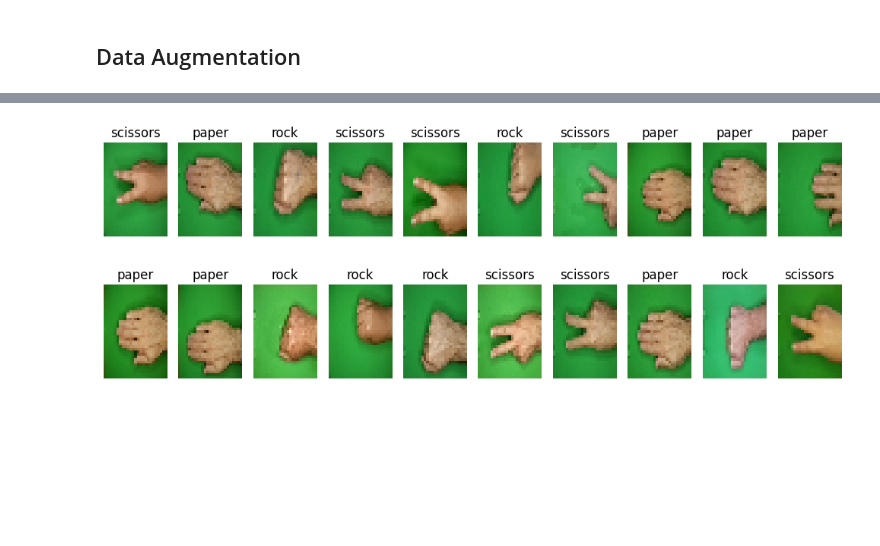
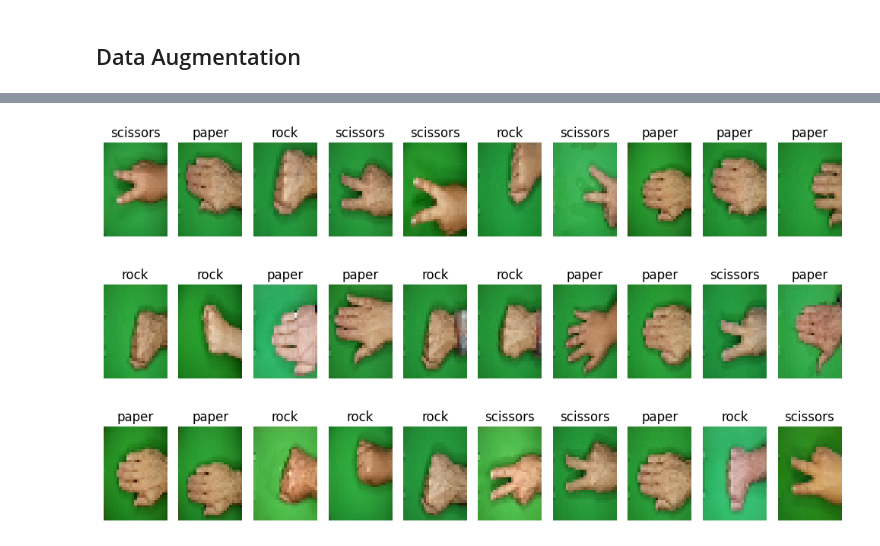
Before and after one commit to ffaundezcab/rps_deep, a Jupyter notebook: notebooks/model.ipynb, the cells around one changed output, grey strips where cells are left out. Cells and saved outputs as stored; diff of their text form; code cells hidden in the pictures; blank space fills up the shorter version.

```diff
--- a/notebooks/model.ipynb
+++ b/notebooks/model.ipynb
@@ -144,19 +145,20 @@ for images, label in train_set.take(1):
 # %%
-for images, label in val_set.take(1):
+for images, label in val_set.take(2):
     # augmented_images = data_augmentation(images)
     num_images = 10
     plt.figure(figsize=(10, 4))
     for i in range(num_images):
         ax = plt.subplot(2, num_images, i + 1)
         plt.imshow(images[i].numpy().astype("uint8"))
         plt.title(class_names[np.argmax(label[i])])
         plt.axis("off")
 
 
     plt.tight_layout()
     plt.show()
 # %% [output]
 [figure]
+[figure, added]
 # %%
 for images, label in test_set.take(1):
     # augmented_images = data_augmentation(images)
```
Also changed, not shown: parts of 12 cells of this notebook.
